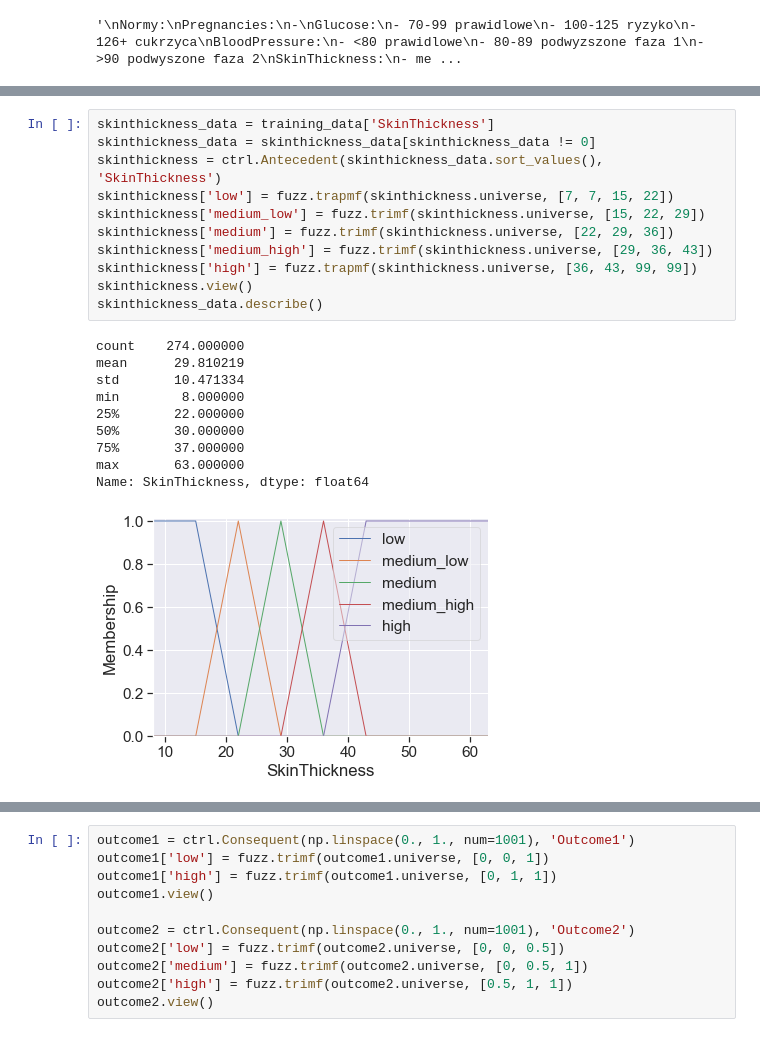
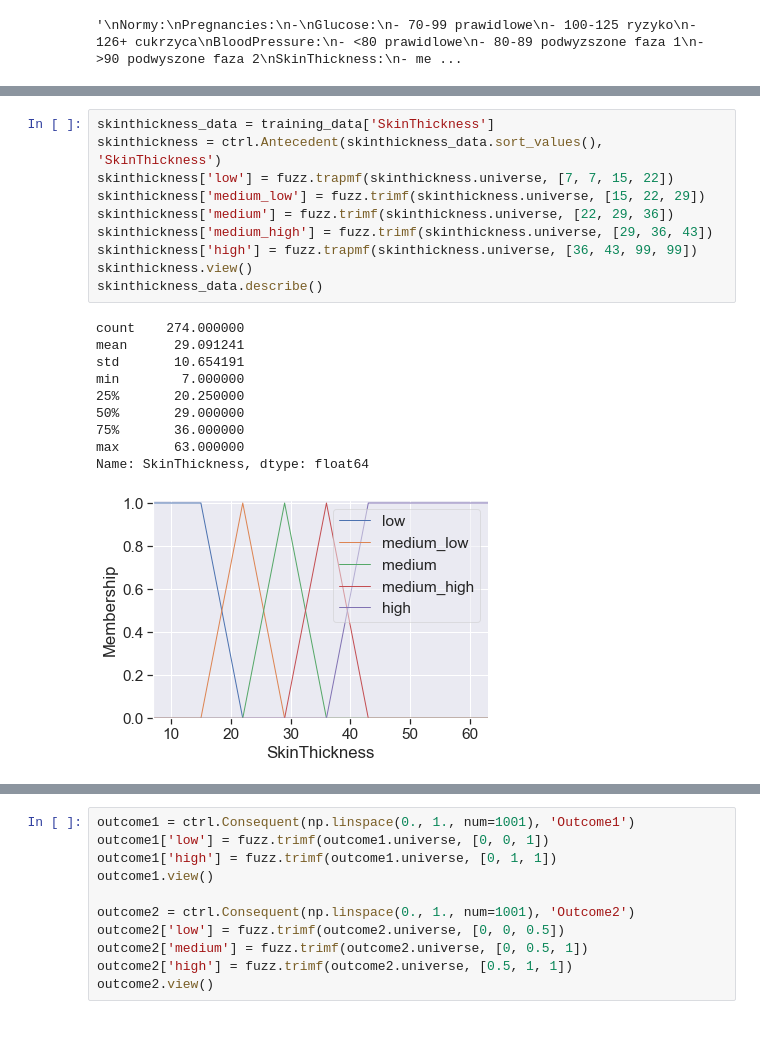
Before and after one commit to Domin8668/Projekt_SSI, a Jupyter notebook: fuzzy.ipynb, the cells around one changed output, grey strips where cells are left out. Saved outputs shown, nothing was run; the diff lists cells and outputs as text.

```diff
--- a/fuzzy.ipynb
+++ b/fuzzy.ipynb
@@ -191,25 +189,24 @@ Name: BloodPressure, dtype: float64
 [figure]
 # %%
 skinthickness_data = training_data['SkinThickness']
-skinthickness_data = skinthickness_data[skinthickness_data != 0]
 skinthickness = ctrl.Antecedent(skinthickness_data.sort_values(), 'SkinThickness')
 skinthickness['low'] = fuzz.trapmf(skinthickness.universe, [7, 7, 15, 22])
 skinthickness['medium_low'] = fuzz.trimf(skinthickness.universe, [15, 22, 29])
 skinthickness['medium'] = fuzz.trimf(skinthickness.universe, [22, 29, 36])
 skinthickness['medium_high'] = fuzz.trimf(skinthickness.universe, [29, 36, 43])
 skinthickness['high'] = fuzz.trapmf(skinthickness.universe, [36, 43, 99, 99])
 skinthickness.view()
 skinthickness_data.describe()
 # %% [output]
 count    274.000000
-mean      29.810219
-std       10.471334
-min        8.000000
-25%       22.000000
-50%       30.000000
-75%       37.000000
+mean      29.091241
+std       10.654191
+min        7.000000
+25%       20.250000
+50%       29.000000
+75%       36.000000
 max       63.000000
 Name: SkinThickness, dtype: float64
-[figure, old version]
+[figure, new version]
 # %%
 insulin_data = training_data['Insulin']
```
Also changed, not shown: parts of 13 cells of this notebook.
